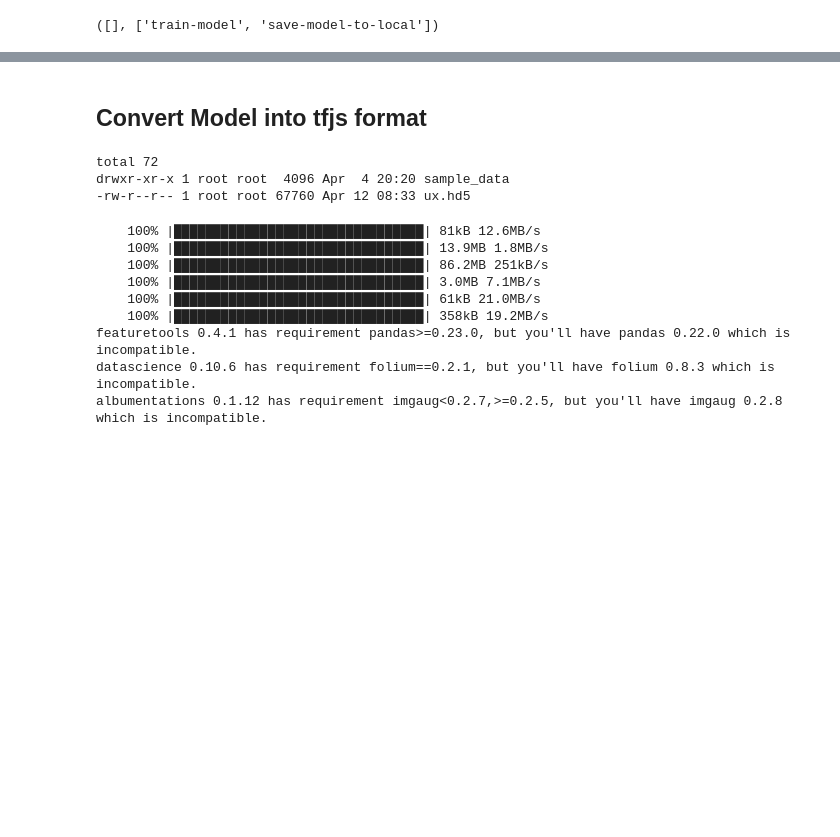
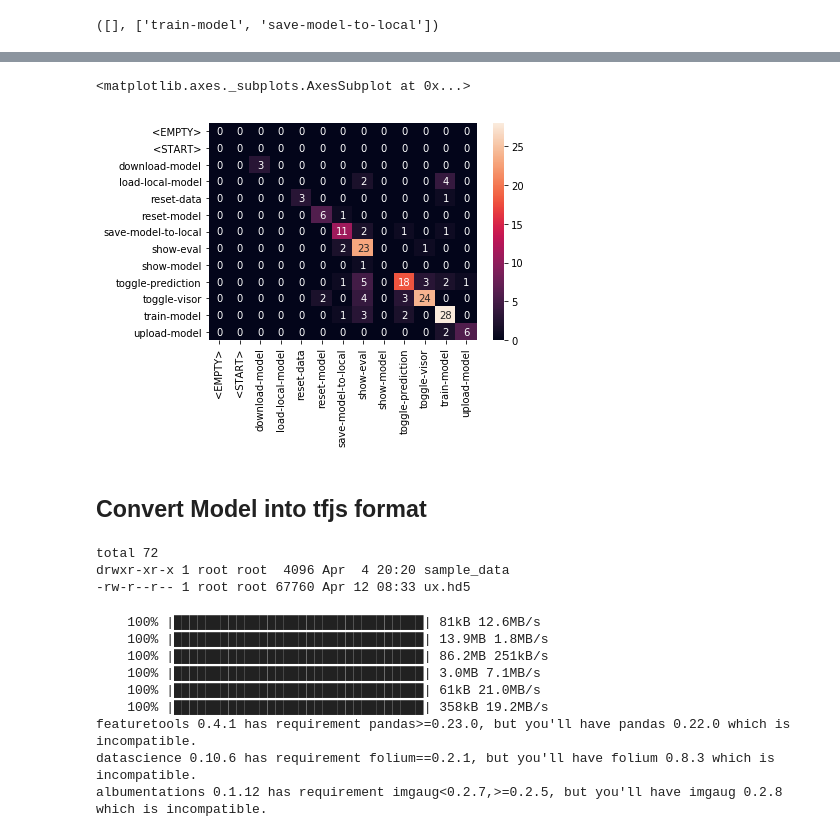
Before and after one commit to DJCordhose/ux-by-tfjs, a Jupyter notebook: notebooks/click-sequence-model.ipynb, the cells around one changed output, grey strips where cells are left out. Cells and saved outputs as stored; diff of their text form; code cells hidden in the pictures; blank space fills up the shorter version.

```diff
--- a/notebooks/click-sequence-model.ipynb
+++ b/notebooks/click-sequence-model.ipynb
@@ -177,15 +272,0 @@ from tensorflow.keras.models import Sequential, Model
-# %%
-n_steps = len(X_expanded[0])
-n_features = len(X_expanded[0][0])
-n_buttons = 3
-
-model = Sequential()
-model.add(SimpleRNN(units=50, activation='tanh', input_shape=(n_steps, n_features), name="RNN_Input",
-# model.add(GRU(units=50, activation='tanh', input_shape=(n_steps, n_features), name="RNN_Input",
-# recurrent_dropout makes things slow
-#               dropout=0.1, recurrent_dropout=0.1))
-                dropout=0.1))
-# model.add(GRU(units=50, activation='tanh', input_shape=(n_steps, n_features), name="RNN_Input"))
-model.add(BatchNormalization())
-model.add(Dense(units=n_buttons, name='softmax', activation='softmax'))
-model.compile(optimizer='adam', loss='sparse_categorical_crossentropy', metrics=['accuracy'])
@@ -199,9 +272,0 @@ Please use `rate` instead of `keep_prob`. Rate should be set to `rate = 1 - keep
-# %%
-%%time
-
-EPOCHS = 200
-BATCH_SIZE = 200
-
-history = model.fit(X_expanded, y_expanded,
-                    batch_size=BATCH_SIZE,
-                    epochs=EPOCHS, verbose=0, validation_split=0.2)
@@ -262,2 +273,3 @@ y_expanded[0]
 # %%
-y_pred = model.predict([X_expanded]).argmax(axis=1)
+y_pred = model.predict([X]).argmax(axis=1)
+y_pred
@@ -264,5 +299,5 @@ y_pred = model.predict([X_expanded]).argmax(axis=1)
 # %%
 # TF 2.0
-cm = tf.math.confusion_matrix(labels=y_expanded, predictions=y_pred)
+cm = tf.math.confusion_matrix(labels=tf.constant(y, dtype=tf.int64), predictions=tf.constant(y_pred, dtype=tf.int64))
 cm
 # %% [output]
@@ -270,9 +318,12 @@ AttributeError: ignored
 # %%
-# import seaborn as sns
+import seaborn as sns
 
-# classes = ["Left Button", "Middle Button", "Right Button"]
+classes = encoder.classes_
 
-# sns.heatmap(cm, annot=True, fmt="d", xticklabels=classes, yticklabels=classes)
+sns.heatmap(cm, annot=True, fmt="d", xticklabels=classes, yticklabels=classes)
+# %% [output]
+<matplotlib.axes._subplots.AxesSubplot at 0x...>
+[figure, added]
 # %% [markdown]
 ## Convert Model into tfjs format
 # %%
```
Also changed, not shown: parts of 49 cells of this notebook.
